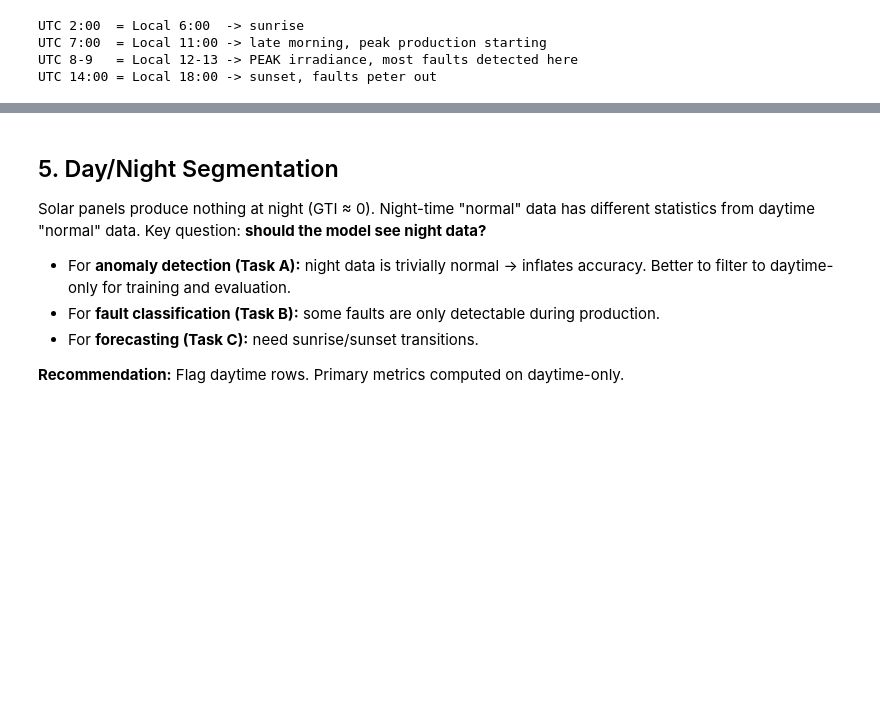
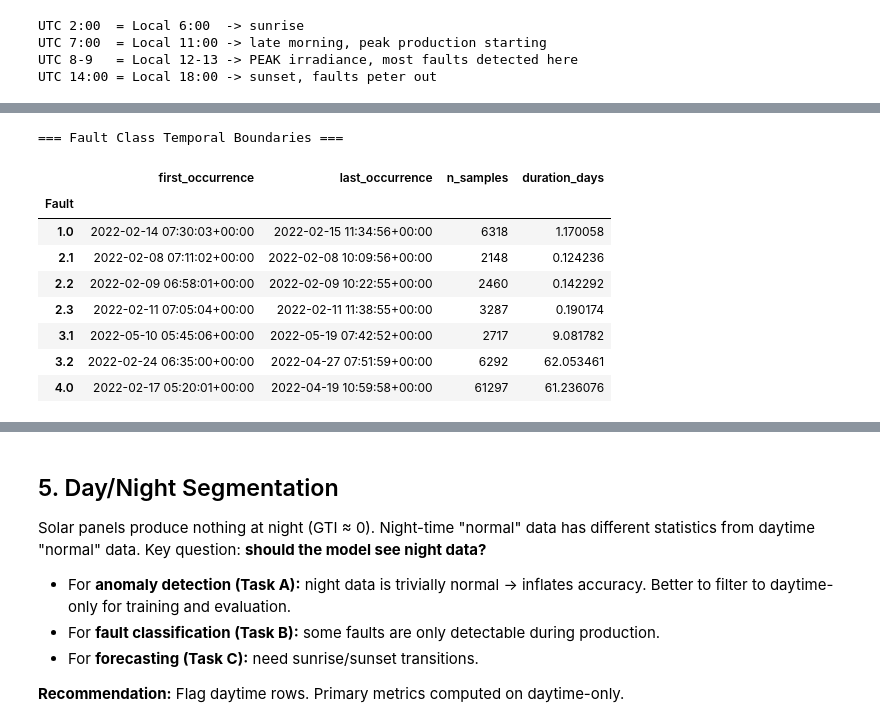
Before and after one commit to aminetech26/PFE_Experiments, a Jupyter notebook: notebooks/eda_reunion.ipynb, the cells around one changed output, grey strips where cells are left out. Saved outputs shown, nothing was run; the diff lists cells and outputs as text; code cells hidden in the pictures; blank space fills up the shorter version.

```diff
--- a/notebooks/eda_reunion.ipynb
+++ b/notebooks/eda_reunion.ipynb
@@ -1063,0 +1074,48 @@ UTC 14:00 = Local 18:00 -> sunset, faults peter out
+# %%
+# Fault class temporal boundaries — first and last occurrence of each fault class
+if "pdf" not in globals():
+    if "df" in globals():
+        pdf = df.to_pandas()
+    else:
+        raise NameError("pdf is not defined. Run the data loading/conversion cells first.")
+
+if "LABEL_COL" not in globals():
+    LABEL_COL = "Fault"
+if "TIME_COL" not in globals():
+    TIME_COL = "time"
+
+fault_temporal_bounds = (
+    pdf[pdf[LABEL_COL] != 0.0]
+    .groupby(LABEL_COL)[TIME_COL]
+    .agg(["min", "max", "count"])
+    .rename(columns={"min": "first_occurrence", "max": "last_occurrence", "count": "n_samples"})
+)
+fault_temporal_bounds["duration_days"] = (
+    (fault_temporal_bounds["last_occurrence"] - fault_temporal_bounds["first_occurrence"]).dt.total_seconds() / 86400
+)
+
+print("=== Fault Class Temporal Boundaries ===")
+display(fault_temporal_bounds)
+
+# Overall dataset time range
+t_min = pdf[TIME_COL].min()
+t_max = pdf[TIME_COL].max()
+t_70pct = t_min + (t_max - t_min) * 0.70
+t_85pct = t_min + (t_max - t_min) * 0.85
+
+print(f"\n=== Dataset Timeline ===")
+print(f"Start:      {t_min}")
+print(f"70% cutoff: {t_70pct}  <- Train ends here")
+print(f"85% cutoff: {t_85pct}  <- Val ends here")
+print(f"End:        {t_max}")
+# %% [output]
+=== Fault Class Temporal Boundaries ===
+|  | first_occurrence | last_occurrence | n_samples | duration_days |
+| Fault |  |  |  |  |
+| 1.0 | 2022-02-14 07:30:03+00:00 | 2022-02-15 11:34:56+00:00 | 6318 | 1.170058 |
+| 2.1 | 2022-02-08 07:11:02+00:00 | 2022-02-08 10:09:56+00:00 | 2148 | 0.124236 |
+| 2.2 | 2022-02-09 06:58:01+00:00 | 2022-02-09 10:22:55+00:00 | 2460 | 0.142292 |
+| 2.3 | 2022-02-11 07:05:04+00:00 | 2022-02-11 11:38:55+00:00 | 3287 | 0.190174 |
+| 3.1 | 2022-05-10 05:45:06+00:00 | 2022-05-19 07:42:52+00:00 | 2717 | 9.081782 |
+| 3.2 | 2022-02-24 06:35:00+00:00 | 2022-04-27 07:51:59+00:00 | 6292 | 62.053461 |
+| 4.0 | 2022-02-17 05:20:01+00:00 | 2022-04-19 10:59:58+00:00 | 61297 | 61.236076 |
```
Also changed, not shown: parts of 5 cells of this notebook, 1 other file.
